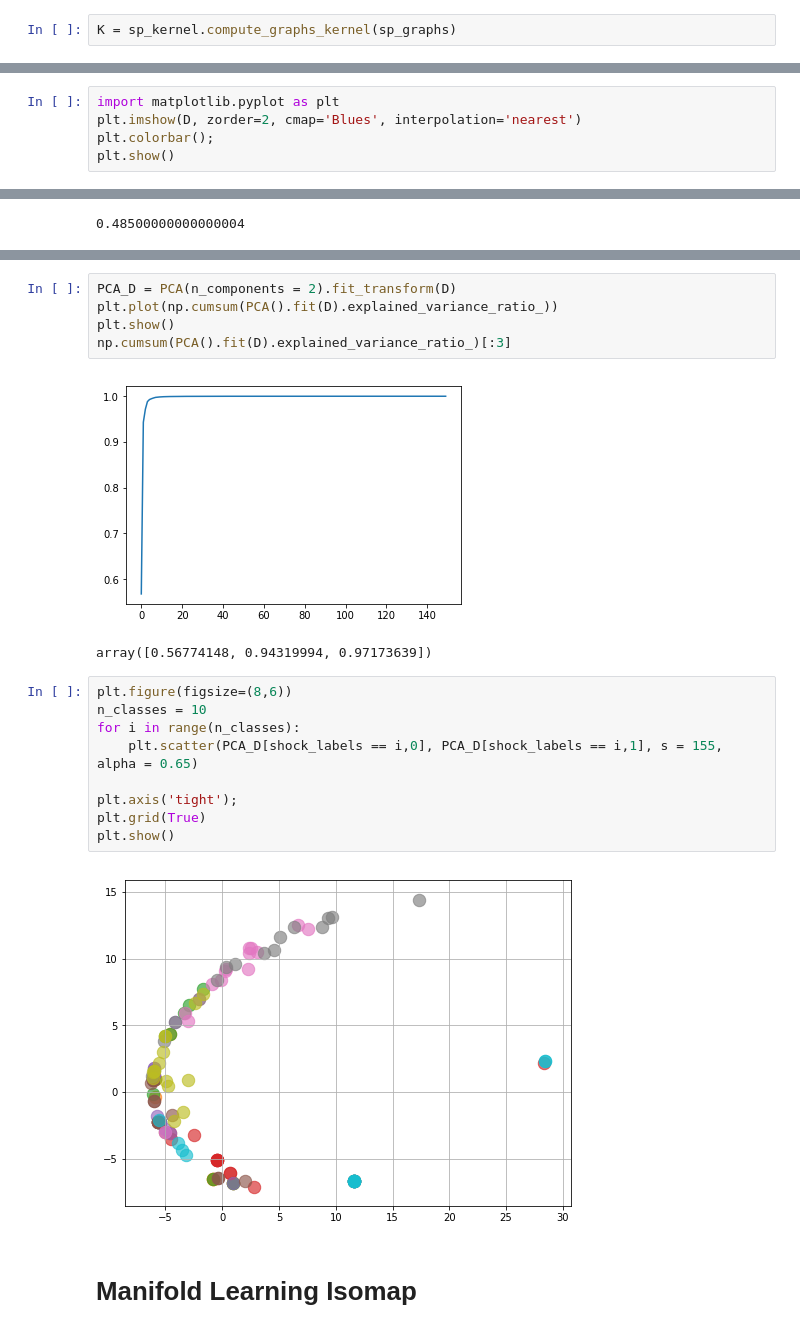
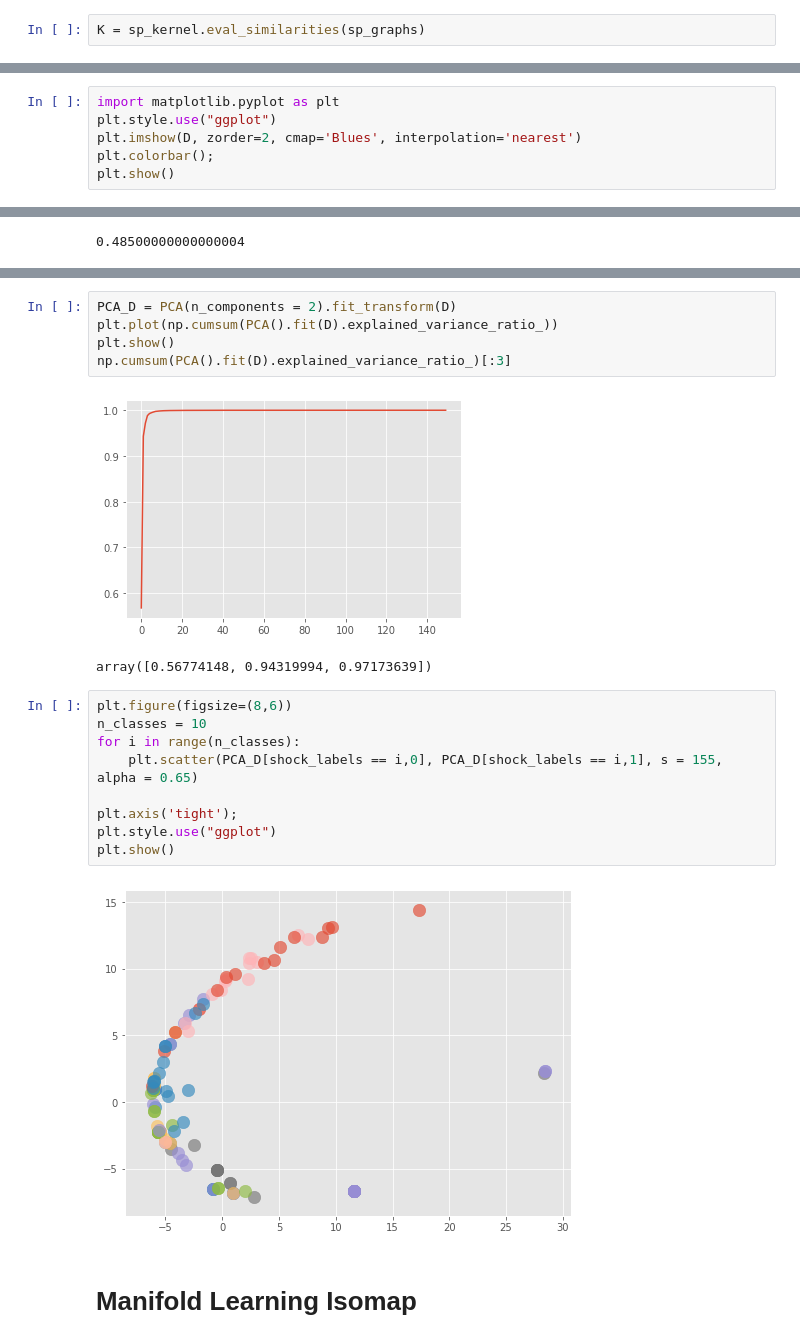
Before and after one commit to Cinofix/graph-kernel-manifold-learning, a Jupyter notebook: src/Shock_SPKernel.ipynb, the cells around one changed output, grey strips where cells are left out. Cells and saved outputs as stored; diff of their text form.

```diff
--- a/src/Shock_SPKernel.ipynb
+++ b/src/Shock_SPKernel.ipynb
@@ -26,7 +21,7 @@ sp_kernel = ShortestPathKernel()
 # %%
 sp_graphs = sp_kernel.compute_multi_shortest_paths(shock_graphs[:]['am'])
 # %%
-K = sp_kernel.compute_graphs_kernel(sp_graphs)
+K = sp_kernel.eval_similarities(sp_graphs)
 # %%
 def normalize(X):
     norms = np.sqrt((X ** 2).sum(axis=1, keepdims=True))
@@ -36,6 +31,7 @@ def normalize(X):
 D = pairwise_distances(K, metric='euclidean')
 # %%
 import matplotlib.pyplot as plt
+plt.style.use("ggplot")
 plt.imshow(D, zorder=2, cmap='Blues', interpolation='nearest')
 plt.colorbar();
 plt.show()
@@ -80,19 +76,19 @@ plt.plot(np.cumsum(PCA().fit(D).explained_variance_ratio_))
 plt.show()
 np.cumsum(PCA().fit(D).explained_variance_ratio_)[:3]
 # %% [output]
-[figure, old version]
+[figure, new version]
 array([0.56774148, 0.94319994, 0.97173639])
 # %%
 plt.figure(figsize=(8,6))
 n_classes = 10
 for i in range(n_classes):
     plt.scatter(PCA_D[shock_labels == i,0], PCA_D[shock_labels == i,1], s = 155, alpha = 0.65)
 
 plt.axis('tight');
-plt.grid(True)
+plt.style.use("ggplot")
 plt.show()
 # %% [output]
-[figure, old version]
+[figure, new version]
 # %% [markdown]
 # Manifold Learning Isomap
 # %%
```
Also changed, not shown: parts of 17 cells of this notebook, 6 other files.
